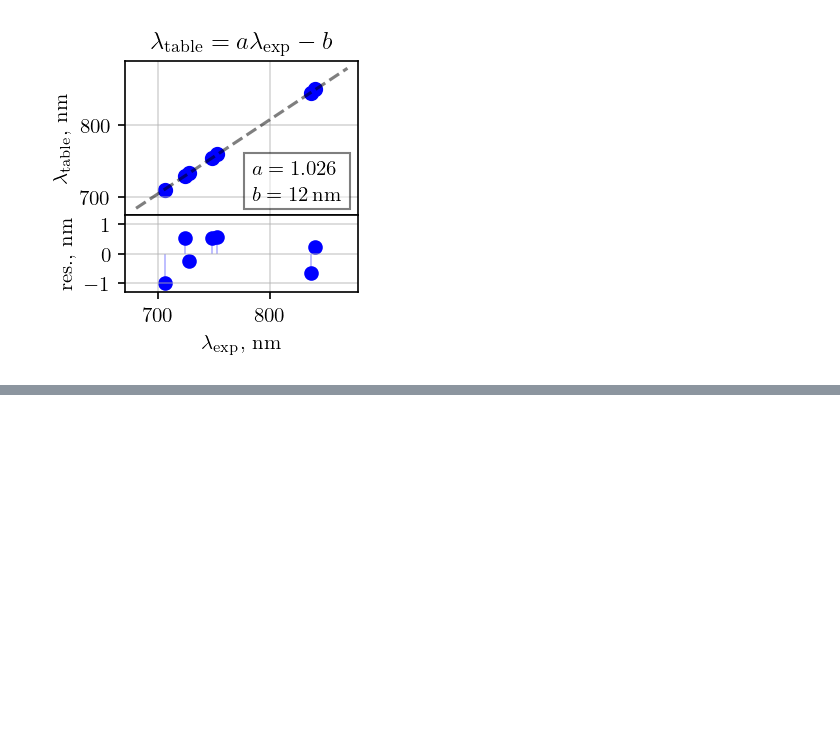
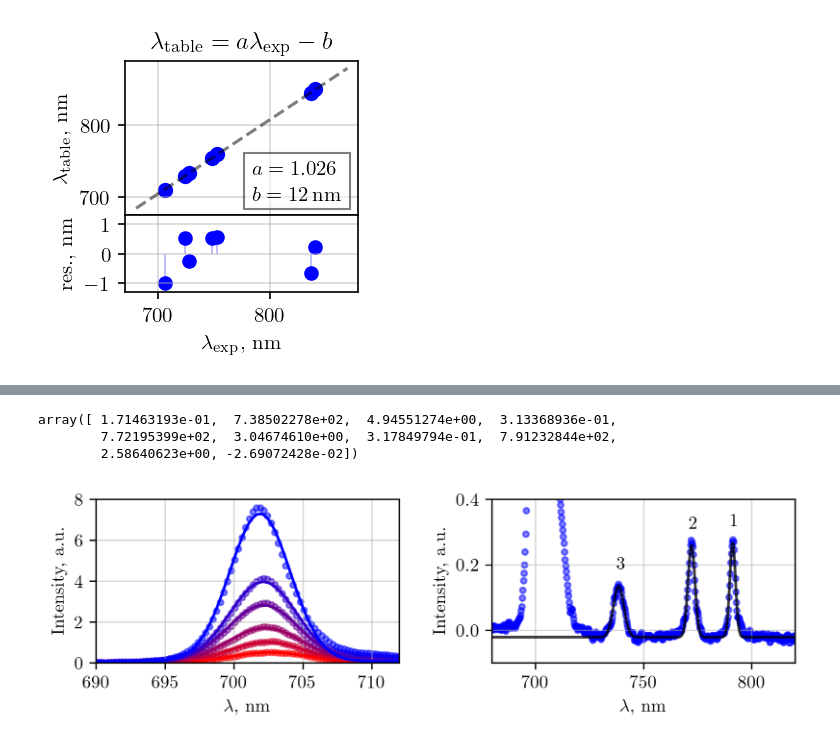
Before and after one commit to k1242/notes_QST, a Jupyter notebook: labs/2/lab_2.ipynb, the cells around one changed output, grey strips where cells are left out. Drawn from its saved outputs; the diff is of its cells as text; code cells hidden in the pictures; blank space fills up the shorter version.

```diff
--- a/labs/2/lab_2.ipynb
+++ b/labs/2/lab_2.ipynb
@@ -154,16 +169,3 @@ plt.savefig("calibration_linear_fit.pdf", bbox_inches='tight')
 plt.show()
 # %% [output]
 [figure]
-# %%
-y_scale = 1e-3
-x1 = calibration_data_filter.ch1.to_numpy()
-y1 = calibration_data_filter.ch2.to_numpy() * y_scale
-x2 = calibration_data_no_filter.ch1.to_numpy()
-y2 = calibration_data_no_filter.ch2.to_numpy() * y_scale
-
-plt.plot(x1, y1)
-plt.plot(x2, y2)
-# plt.xlim(500, 1000)
-plt.xlim(700, 720)
-plt.grid(alpha=0.5)
-plt.show()
@@ -171,0 +174,3 @@ plt.show()
+# %%
+popts = []
+for j in range(27, 41+1):
@@ -171,0 +179,4 @@ plt.show()
+# %%
+df0 = pd.read_csv(f"data/cooling/background_42_4s.csv", header=None, names=["ch1", "ch2"])
+x0 = exp2table(df0.ch1.to_numpy())
+y0 = df0.ch2.to_numpy() * y_scale
@@ -171,0 +187,59 @@ plt.show()
+# %%
+popt3
+# %% [output]
+array([ 1.71463193e-01,  7.38502278e+02,  4.94551274e+00,  3.13368936e-01,
+        7.72195399e+02,  3.04674610e+00,  3.17849794e-01,  7.91232844e+02,
+        2.58640623e+00, -2.69072428e-02])
+# %%
+js = [27, 28, 29, 31, 32, 41]
+
+fig, (ax1, ax2) = plt.subplots(1, 2, figsize=(6,2), dpi=300)
+
+df = pd.read_csv(f"data/cooling/{40}.csv", header=None, names=["ch1", "ch2"])
+x = exp2table(df.ch1.to_numpy())
+y = df.ch2.to_numpy() * y_scale - y0
+
+mask = np.logical_and(720 < x, x < 900)
+x_roi = x[mask]
+y_roi = y[mask]
+poptX3, _ = curve_fit(gaussian3, x_roi, y_roi, p0=[0.17, 738.5, 4.94, 0.31, 772, 3, 0.32, 791, 2.6, -2.6e-2])
+
+
+
+ax2.scatter(x, y, color="blue", s=10, alpha=0.5)
+x2plot = np.linspace(680, 900, 1000)
+ax2.plot(x2plot, gaussian3(x2plot, *poptX3), color="k", alpha=0.75)
+
+for (i, j) in enumerate(js):
+    df = pd.read_csv(f"data/cooling/{j}.csv", header=None, names=["ch1", "ch2"])
+
+    x = exp2table(df.ch1.to_numpy())
+    y = df.ch2.to_numpy() * y_scale - y0
+    popt = fit_gaussian(x, y, 700, 1, 30)
+
+
+    beta = i/(len(js)-1)
+    ax1.scatter(x, y, color=[1-beta,0,beta], s=10, alpha=0.5)
+    ax1.plot(x, gaussian(x, *popt), color=[1-beta,0,beta])
+
+
+ax1.set_xlim(690, 712)
+# ax1.set_xlim(690, 750)
+ax1.set_ylim(0, 8)
+ax2.set_xlim(680, 820)
+ax2.set_ylim(-0.1, 0.4)
+
+for ax in [ax1, ax2]:
+    ax.grid(alpha=0.5)
+    ax.set_xlabel(r"$\lambda,\,\mathrm{nm}$")
+    ax.set_ylabel(r"Intensity, a.u.")
+
+for i in range(3):
+    ax2.text(poptX3[1+3*i]-1,poptX3[0+3*i]+0.03,3-i)
+
+# fig.subplots_adjust(wspace=200000)
+plt.tight_layout()
+plt.savefig("T_dep.pdf", bbox_inches='tight')
+plt.show()
+# %% [output]
+[figure, added]
```
Also changed, not shown: parts of 15 cells of this notebook, 8 other files.
